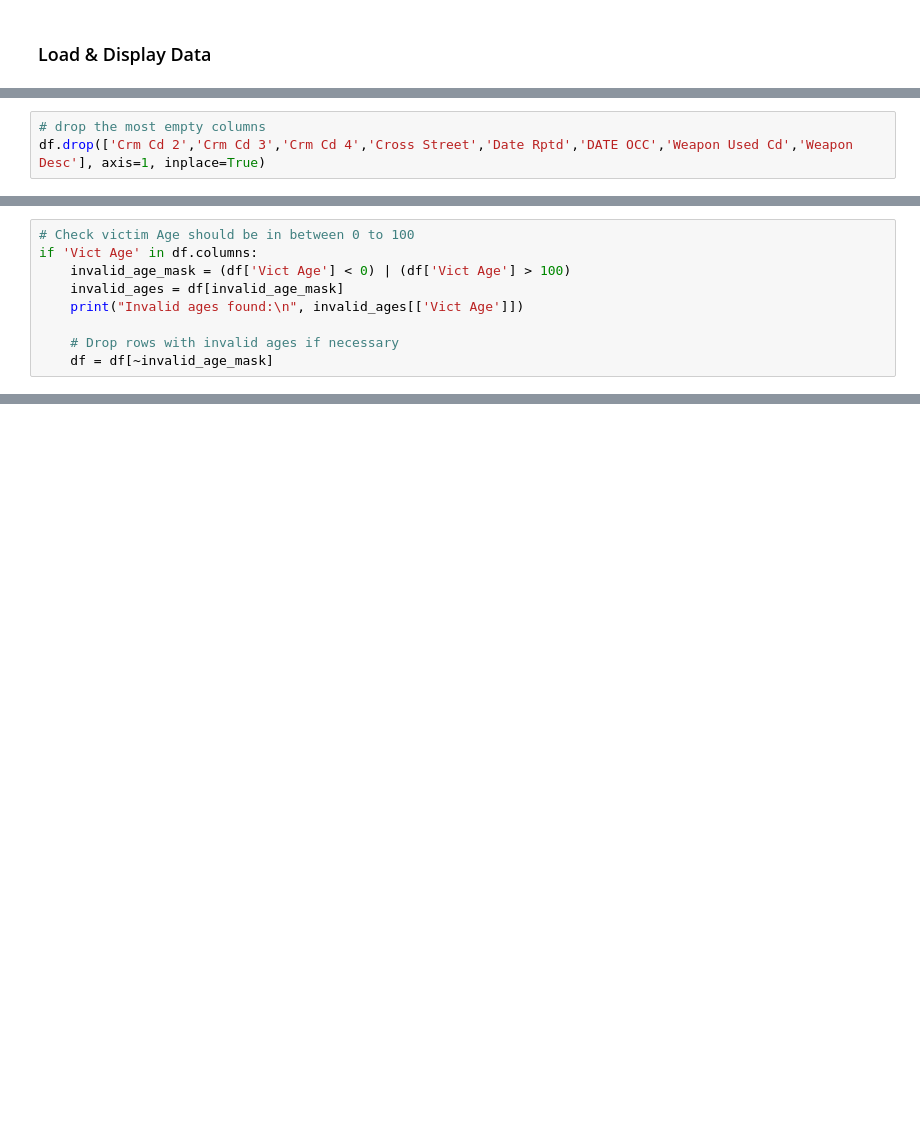
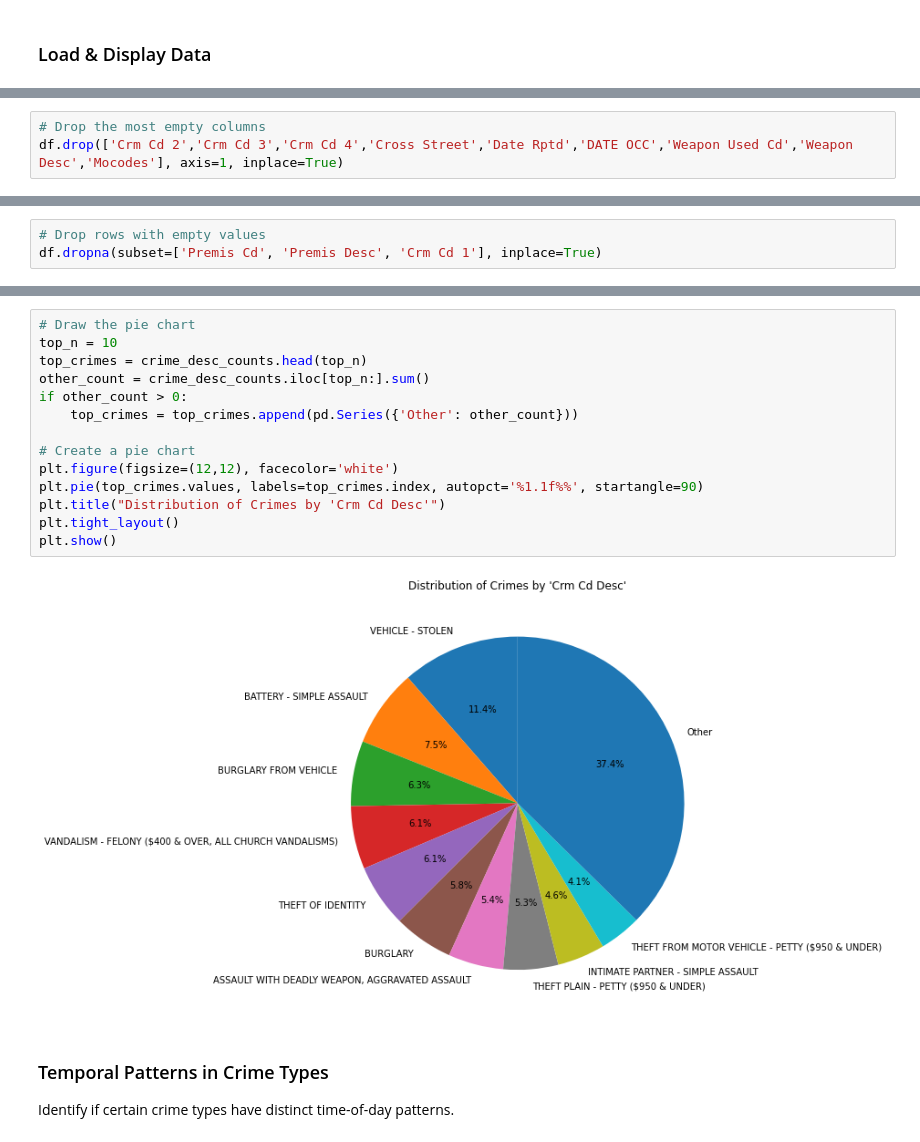
Before and after one commit to qzsf/lacrime, a Jupyter notebook: laCrime.ipynb, the cells around one changed output, grey strips where cells are left out. Saved outputs shown, nothing was run; the diff lists cells and outputs as text; blank space fills up the shorter version.

```diff
--- a/laCrime.ipynb
+++ b/laCrime.ipynb
@@ -45,0 +106,3 @@ df.head()
+# %%
+# Drop the most empty columns
+df.drop(['Crm Cd 2','Crm Cd 3','Crm Cd 4','Cross Street','Date Rptd','DATE OCC','Weapon Used Cd','Weapon Desc','Mocodes'], axis=1, inplace=True)
@@ -45,0 +146,3 @@ df.head()
+# %%
+# Drop rows with empty values
+df.dropna(subset=['Premis Cd', 'Premis Desc', 'Crm Cd 1'], inplace=True)
@@ -104,3 +173,0 @@ dtype: int64
-# %%
-# drop the most empty columns
-df.drop(['Crm Cd 2','Crm Cd 3','Crm Cd 4','Cross Street','Date Rptd','DATE OCC','Weapon Used Cd','Weapon Desc'], axis=1, inplace=True)
@@ -138,9 +173,0 @@ df.head(20)
-# %%
-# Check victim Age should be in between 0 to 100
-if 'Vict Age' in df.columns:
-    invalid_age_mask = (df['Vict Age'] < 0) | (df['Vict Age'] > 100)
-    invalid_ages = df[invalid_age_mask]
-    print("Invalid ages found:\n", invalid_ages[['Vict Age']])
-
-    # Drop rows with invalid ages if necessary
-    df = df[~invalid_age_mask]
@@ -251,6 +207,25 @@ FIREARMS RESTRAINING ORDER (FIREARMS RO)                         3
 TRAIN WRECKING                                                   1
 DRUNK ROLL - ATTEMPT                                             1
 Name: Crm Cd Desc, dtype: int64
+# %%
+# Draw the pie chart
+top_n = 10
+top_crimes = crime_desc_counts.head(top_n)
+other_count = crime_desc_counts.iloc[top_n:].sum()
+if other_count > 0:
+    top_crimes = top_crimes.append(pd.Series({'Other': other_count}))
+
+# Create a pie chart
+plt.figure(figsize=(12,12), facecolor='white')
+plt.pie(top_crimes.values, labels=top_crimes.index, autopct='%1.1f%%', startangle=90)
+plt.title("Distribution of Crimes by 'Crm Cd Desc'")
+plt.tight_layout()
+plt.show()
+# %% [output]
+[figure, added]
+# %% [markdown]
+### Temporal Patterns in Crime Types
+Identify if certain crime types have distinct time-of-day patterns.
 # %%
 # Convert TIME OCC to an hour if it is in a string format like "2130" meaning 21:30
 df['TIME_OCC_STR'] = df['TIME OCC'].astype(str).str.zfill(4)
```
Also changed, not shown: parts of 41 cells of this notebook.
